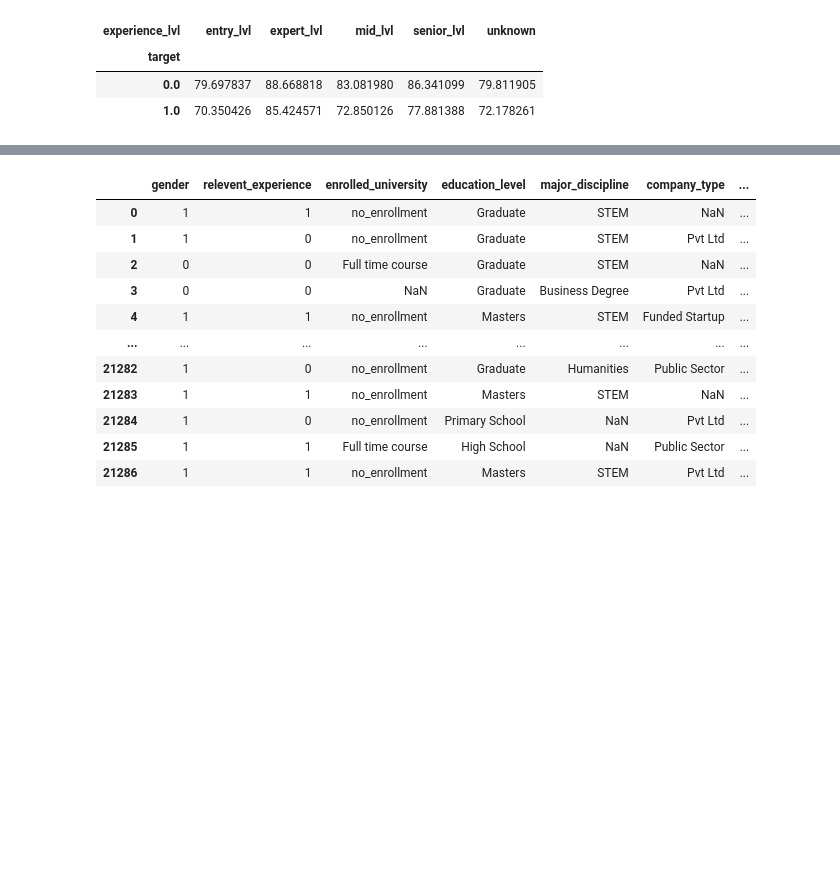
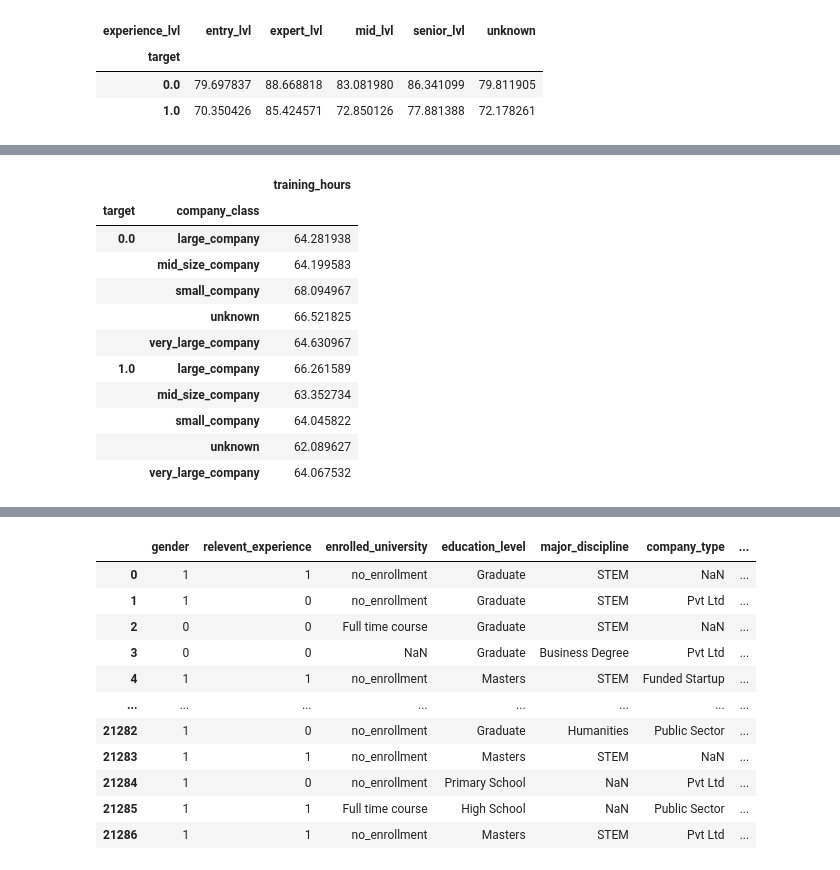
Before and after one commit to Ne04ever/Intern_classification, a Jupyter notebook: eda.ipynb, the cells around one changed output, grey strips where cells are left out. Drawn from its saved outputs; the diff is of its cells as text; code cells hidden in the pictures; blank space fills up the shorter version.

```diff
--- a/eda.ipynb
+++ b/eda.ipynb
@@ -127,4 +151,18 @@ pt3 = pd.pivot_table(eda_data, index=['target','gender',], values='training_hour
 # %%
 pt4 = pd.pivot_table(eda_data, index=['target','company_class',], values='training_hours')
+pt4
+# %% [output]
+|  |  | training_hours |
+| target | company_class |  |
+| 0.0 | large_company | 64.281938 |
+|  | mid_size_company | 64.199583 |
+|  | small_company | 68.094967 |
+|  | unknown | 66.521825 |
+|  | very_large_company | 64.630967 |
+| 1.0 | large_company | 66.261589 |
+|  | mid_size_company | 63.352734 |
+|  | small_company | 64.045822 |
+|  | unknown | 62.089627 |
+|  | very_large_company | 64.067532 |
 # %%
 pt5 = pd.pivot_table(eda_data, index=['target','major_discipline',], values='training_hours')
```
Also changed, not shown: parts of 4 cells of this notebook.
